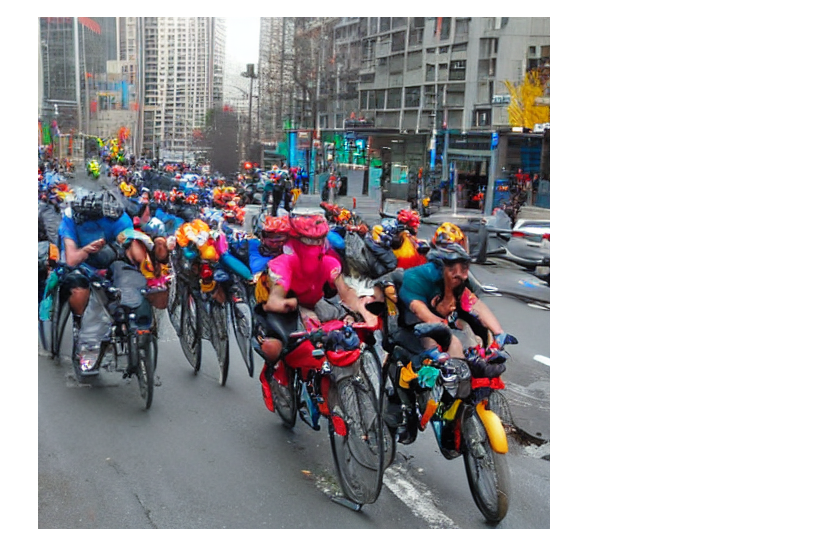
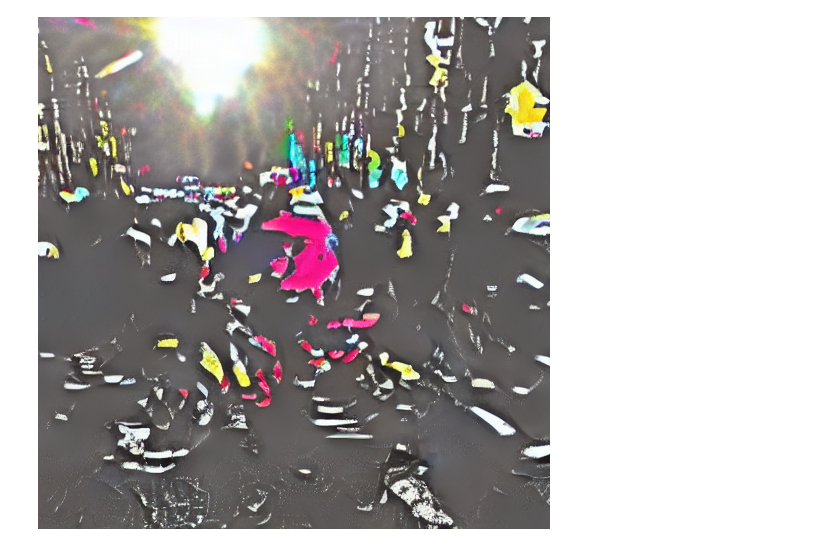
Before and after one commit to BFFV/AdvancedTopicsIAProject, a Jupyter notebook: prompt_diff_train.ipynb, the cells around one changed output. Cells and saved outputs as stored; diff of their text form; code cells hidden in the pictures.

Commit message:
:sparkles: :fire: Added training loop for custom model, needs more work in datasets + design.

```diff
--- a/prompt_diff_train.ipynb
+++ b/prompt_diff_train.ipynb
@@ -138,20 +63 @@ scheduler = PNDMScheduler.from_config(diffusion_model_id, subfolder='scheduler',
-# %%
-# Encode input prompt
-def encode_prompt(prompt):
-    # Tokenize text and get embeddings
-    text_inputs = tokenizer(
-        prompt, padding='max_length', max_length=tokenizer.model_max_length,
-        truncation=True, return_tensors='pt')
-    with torch.no_grad():
-        text_embeddings = text_encoder(text_inputs.input_ids.to(device))[0]
-
-    # Do the same for unconditional embeddings
-    unconditional_input = tokenizer(
-        [''], padding='max_length', max_length=tokenizer.model_max_length,
-        truncation=True, return_tensors='pt')
-    unconditional_embeddings = text_encoder(unconditional_input.input_ids.to(device))[0]
-
-    # Concatenate for final embeddings
-    text_embeddings = torch.cat([unconditional_embeddings, text_embeddings])
-    return text_embeddings
 # %%
@@ -177,8 +92,8 @@ class PromptEncoder(nn.Module):
     def __init__(self):
         super().__init__()
         self.prompt_layer = nn.Sequential(
-            nn.Linear(2 * 77 * 768, 10, dtype=torch.float16),
-            nn.Linear(10, 2 * 77 * 768, dtype=torch.float16))
+            nn.Linear(77 * 768, 10, dtype=torch.float16),
+            nn.Linear(10, 77 * 768, dtype=torch.float16))
 
     def forward(self, inputs):
         encoded = encode_prompt(inputs)
@@ -192,8 +265,16 @@ def eval_model(prompt, num_inference_steps=50, guidance_scale=7.5):
     torch.manual_seed(seed)
 
     # Encode input prompt
-    #prompt_embeddings = encode_prompt(prompt)
     prompt_embeddings = prompt_encoder(prompt)
+
+    # Add unconditional embeddings for guidance scale
+    unconditional_input = tokenizer(
+        [''], padding='max_length', max_length=tokenizer.model_max_length,
+        truncation=True, return_tensors='pt')
+    unconditional_embeddings = text_encoder(unconditional_input.input_ids.to(device))[0]
+
+    # Concatenate for final embeddings
+    text_embeddings = torch.cat([unconditional_embeddings, prompt_embeddings])
 
     # Prepare timesteps
     scheduler.set_timesteps(num_inference_steps, device=device)
@@ -210,7 +291,7 @@ def eval_model(prompt, num_inference_steps=50, guidance_scale=7.5):
 
         # Predict the noise residual
         with torch.no_grad():
-            noise_pred = u_net(latent_model_input, t, encoder_hidden_states=prompt_embeddings).sample
+            noise_pred = u_net(latent_model_input, t, encoder_hidden_states=text_embeddings).sample
 
         # Perform guidance
         noise_pred_unconditional, noise_pred_text = noise_pred.chunk(2)
@@ -228,9 +309,10 @@ def eval_model(prompt, num_inference_steps=50, guidance_scale=7.5):
     return pil_images[0]
 # %%
 # Inference
-prompt = 'people'
-generated_img = eval_model(prompt, guidance_scale=10)
-#generated_img.save('test.png')
+#raise Exception
+prompt = 'a tennis ball'
+generated_img = eval_model(prompt, guidance_scale=7.5)
+generated_img.save('test.png')
 generated_img
 # %% [output]
-[figure, old version]
+[figure, new version]
```
Also changed, not shown: parts of 8 cells of this notebook, 2 other files.
